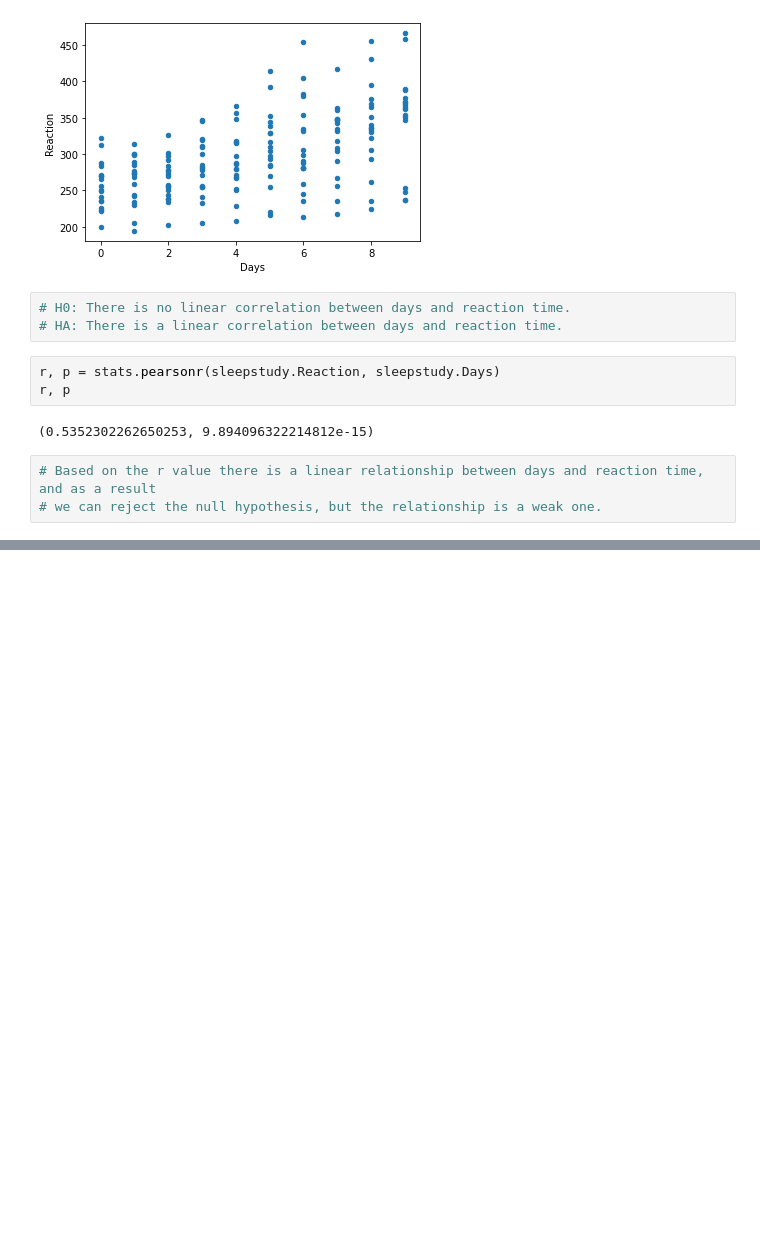
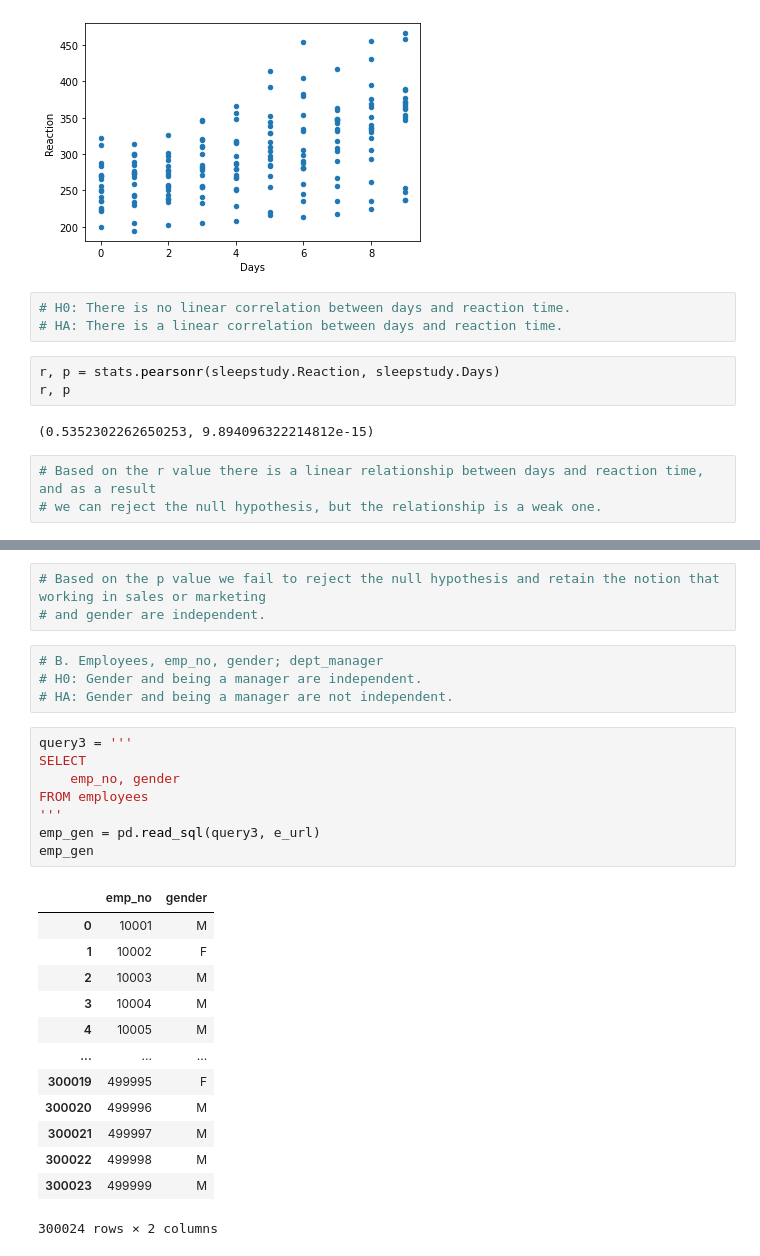
Before and after one commit to watermanbrandyn/statistics-exercises, a Jupyter notebook: hypothesis_testing.ipynb, the cells around one changed output, grey strips where cells are left out. Drawn from its saved outputs; the diff is of its cells as text; blank space fills up the shorter version.

```diff
--- a/hypothesis_testing.ipynb
+++ b/hypothesis_testing.ipynb
@@ -511,0 +680,29 @@ r, p
+# %%
+# Based on the p value we fail to reject the null hypothesis and retain the notion that working in sales or marketing
+# and gender are independent.
+# %%
+# B. Employees, emp_no, gender; dept_manager
+# H0: Gender and being a manager are independent.
+# HA: Gender and being a manager are not independent.
+# %%
+query3 = '''
+SELECT
+    emp_no, gender
+FROM employees
+'''
+emp_gen = pd.read_sql(query3, e_url)
+emp_gen
+# %% [output]
+|  | emp_no | gender |
+| 0 | 10001 | M |
+| 1 | 10002 | F |
+| 2 | 10003 | M |
+| 3 | 10004 | M |
+| 4 | 10005 | M |
+| ... | ... | ... |
+| 300019 | 499995 | F |
+| 300020 | 499996 | M |
+| 300021 | 499997 | M |
+| 300022 | 499998 | M |
+| 300023 | 499999 | M |
+300024 rows × 2 columns
```
Also changed, not shown: parts of 24 cells of this notebook.
